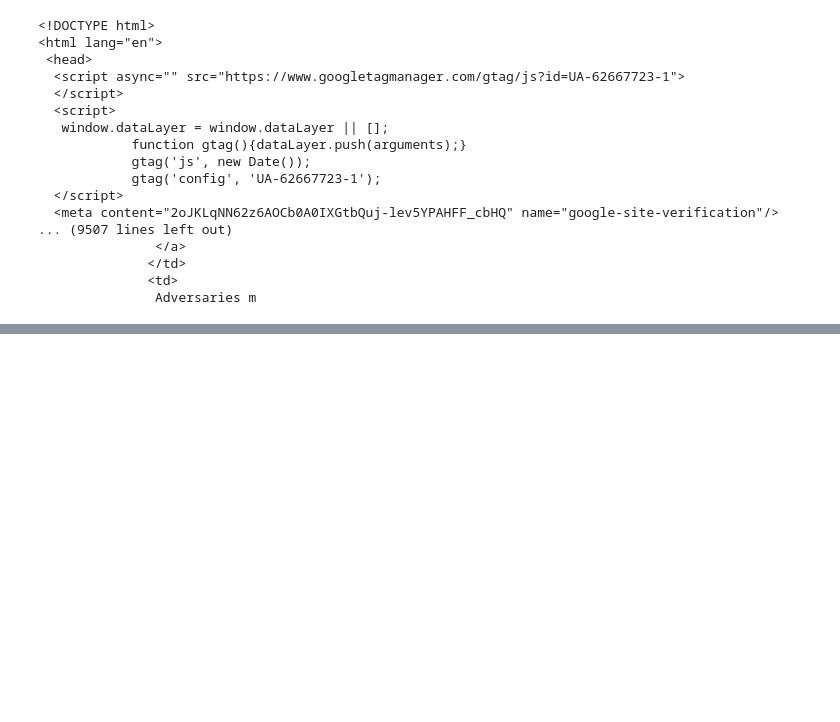
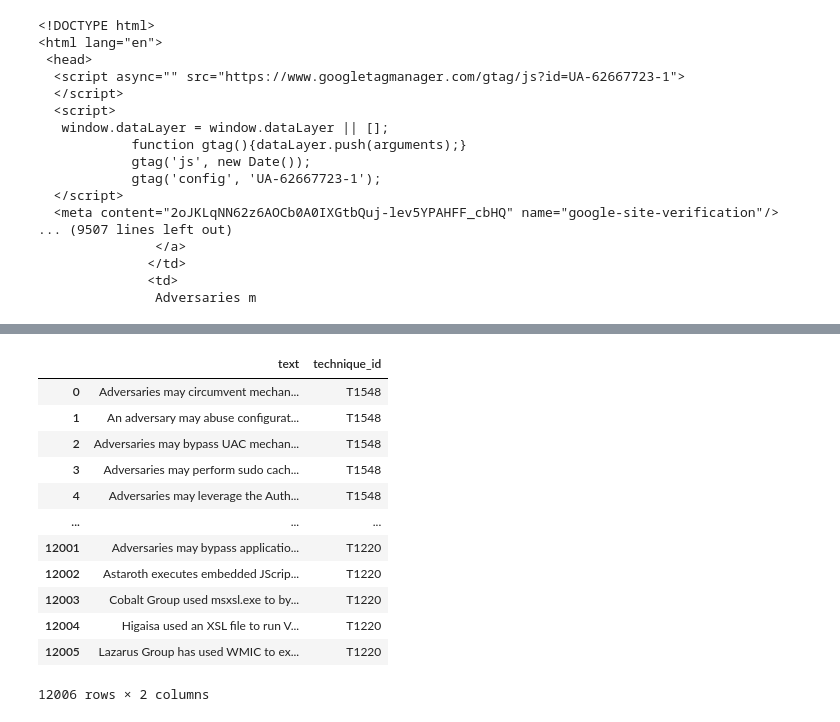
Before and after one commit to stwater20/MITRE-ATTCK-Technique-and-Procedure-Dataframe, a Jupyter notebook: main.ipynb, the cells around one changed output, grey strips where cells are left out. Drawn from its saved outputs; the diff is of its cells as text; code cells hidden in the pictures; blank space fills up the shorter version.

```diff
--- a/main.ipynb
+++ b/main.ipynb
@@ -26,0 +34,5 @@ print(soup.prettify())
+# %%
+# {"T1057":["xxxx","cccc"]}
+techniques = {}
+# {"T1057":["xxxx","cccc"]}
+sub_techniques_links = {}
@@ -26,0 +99,3 @@ print(soup.prettify())
+# %%
+for link in sub_techniques_links:
+    print(sub_techniques_links[link])
@@ -26,0 +120,24 @@ print(soup.prettify())
+# %%
+from tqdm import tqdm
+
+def clean_text(text):
+    pattern = re.compile(r'\[\d+\]')
+    text = re.sub(pattern, '', text)
+    return text
+
+host = "https://attack.mitre.org/"
+for links in tqdm(sub_techniques_links):
+    for link in sub_techniques_links[links]:
+        response = requests.get(host+link)
+        soup = BeautifulSoup(response.text, "html.parser")
+        procedure_exist = soup.find(id="examples")
+        if procedure_exist is not None:
+            next_node = procedure_exist.find_next()
+            rows = next_node.find_all("tr")
+            for row in rows:
+                if row.find("th") is not None:
+                    continue
+                cells = row.find_all("td")
+                procedure = cells[2].text.strip()
+                procedure = clean_text(procedure)
+                techniques[links].append(procedure)
@@ -26,0 +169,24 @@ print(soup.prettify())
+# %%
+import pandas as pd
+df = pd.DataFrame(columns=["text","technique_id"])
+c = 0
+for i in techniques:
+    for j in techniques[i]:
+        df.loc[c] = pd.Series({"text":j,"technique_id":i})
+        c+=1
+# %%
+df
+# %% [output]
+|  | text | technique_id |
+| 0 | Adversaries may circumvent mechan... | T1548 |
+| 1 | An adversary may abuse configurat... | T1548 |
+| 2 | Adversaries may bypass UAC mechan... | T1548 |
+| 3 | Adversaries may perform sudo cach... | T1548 |
+| 4 | Adversaries may leverage the Auth... | T1548 |
+| ... | ... | ... |
+| 12001 | Adversaries may bypass applicatio... | T1220 |
+| 12002 | Astaroth executes embedded JScrip... | T1220 |
+| 12003 | Cobalt Group used msxsl.exe to by... | T1220 |
+| 12004 | Higaisa used an XSL file to run V... | T1220 |
+| 12005 | Lazarus Group has used WMIC to ex... | T1220 |
+12006 rows × 2 columns
```
Also changed, not shown: parts of 10 cells of this notebook, 1 other file.
